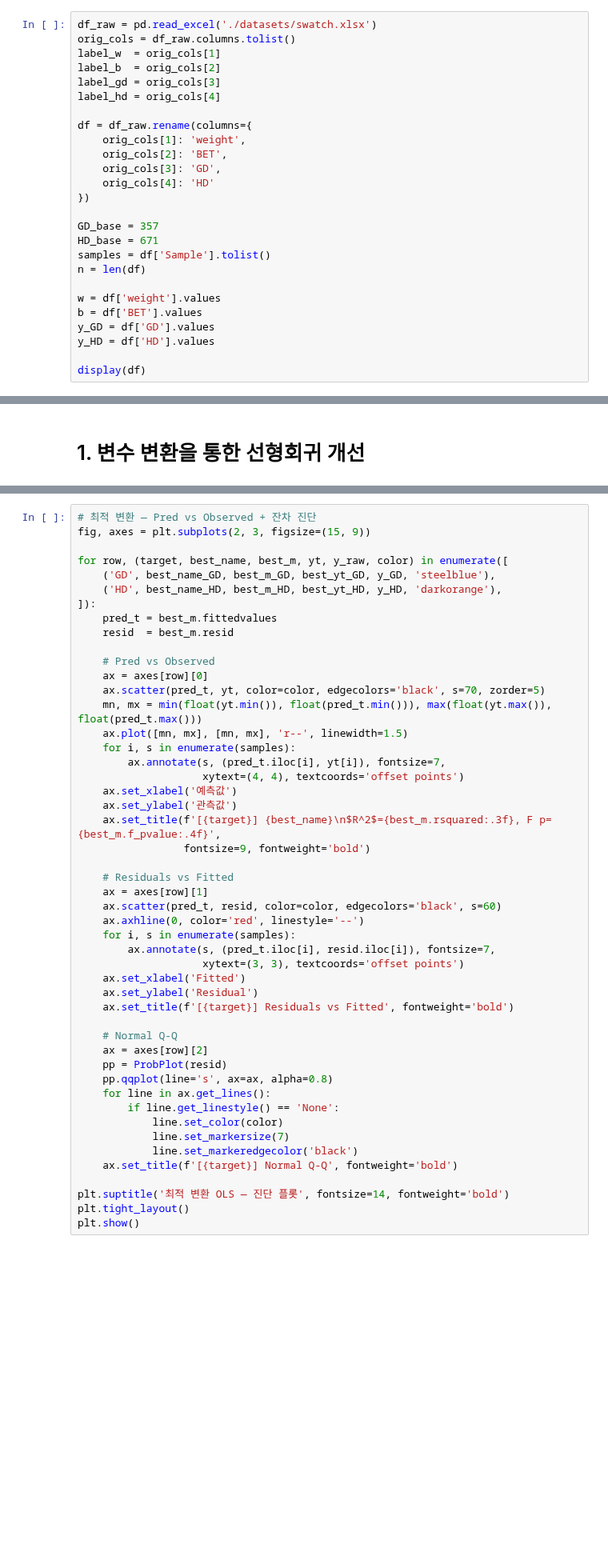
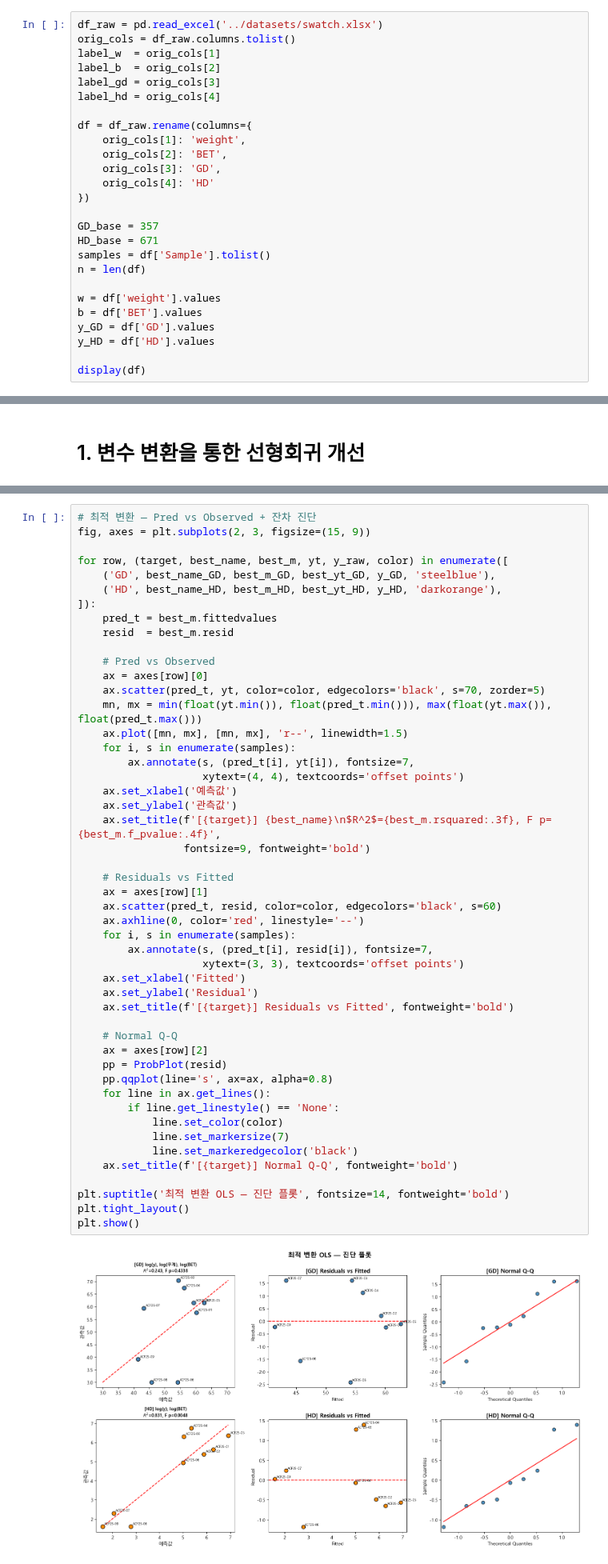
Before and after one commit to DSjayjang/Python, a Jupyter notebook: SWATCH/SWATCH3.ipynb, the cells around one changed output, grey strips where cells are left out. Shown at 80% size. Cells and saved outputs as stored; diff of their text form; blank space fills up the shorter version.

Commit message:
swatch

```diff
--- a/SWATCH/SWATCH3.ipynb
+++ b/SWATCH/SWATCH3.ipynb
@@ -30,7 +30,7 @@ font_prop = fm.FontProperties(fname=font_path)
 mpl.rcParams['font.family'] = font_prop.get_name()
 mpl.rcParams['axes.unicode_minus'] = False
 # %%
-df_raw = pd.read_excel('./datasets/swatch.xlsx')
+df_raw = pd.read_excel('../datasets/swatch.xlsx')
 orig_cols = df_raw.columns.tolist()
 label_w  = orig_cols[1]
 label_b  = orig_cols[2]
@@ -164,38 +214,40 @@ for row, (target, best_name, best_m, yt, y_raw, color) in enumerate([
     mn, mx = min(float(yt.min()), float(pred_t.min())), max(float(yt.max()), float(pred_t.max()))
     ax.plot([mn, mx], [mn, mx], 'r--', linewidth=1.5)
     for i, s in enumerate(samples):
-        ax.annotate(s, (pred_t.iloc[i], yt[i]), fontsize=7,
+        ax.annotate(s, (pred_t[i], yt[i]), fontsize=7,
                     xytext=(4, 4), textcoords='offset points')
     ax.set_xlabel('예측값')
     ax.set_ylabel('관측값')
     ax.set_title(f'[{target}] {best_name}\n$R^2$={best_m.rsquared:.3f}, F p={best_m.f_pvalue:.4f}',
                  fontsize=9, fontweight='bold')
 
     # Residuals vs Fitted
     ax = axes[row][1]
     ax.scatter(pred_t, resid, color=color, edgecolors='black', s=60)
     ax.axhline(0, color='red', linestyle='--')
     for i, s in enumerate(samples):
-        ax.annotate(s, (pred_t.iloc[i], resid.iloc[i]), fontsize=7,
+        ax.annotate(s, (pred_t[i], resid[i]), fontsize=7,
                     xytext=(3, 3), textcoords='offset points')
     ax.set_xlabel('Fitted')
     ax.set_ylabel('Residual')
     ax.set_title(f'[{target}] Residuals vs Fitted', fontweight='bold')
 
     # Normal Q-Q
     ax = axes[row][2]
     pp = ProbPlot(resid)
     pp.qqplot(line='s', ax=ax, alpha=0.8)
     for line in ax.get_lines():
         if line.get_linestyle() == 'None':
             line.set_color(color)
             line.set_markersize(7)
             line.set_markeredgecolor('black')
     ax.set_title(f'[{target}] Normal Q-Q', fontweight='bold')
 
 plt.suptitle('최적 변환 OLS — 진단 플롯', fontsize=14, fontweight='bold')
 plt.tight_layout()
 plt.show()
+# %% [output]
+[figure, added]
 # %% [markdown]
 # 2. 다항식 항 (2차항 + 상호작용항) + Ridge 회귀
 # %%
```
Also changed, not shown: parts of 14 cells of this notebook, 1 other file.
